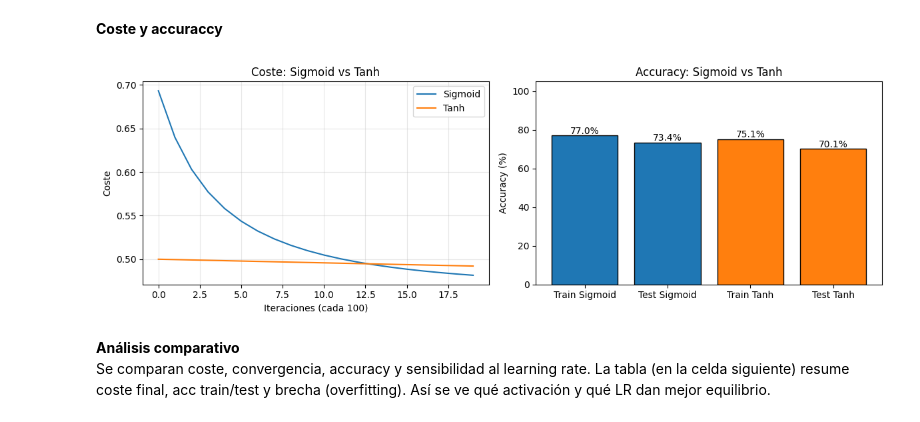
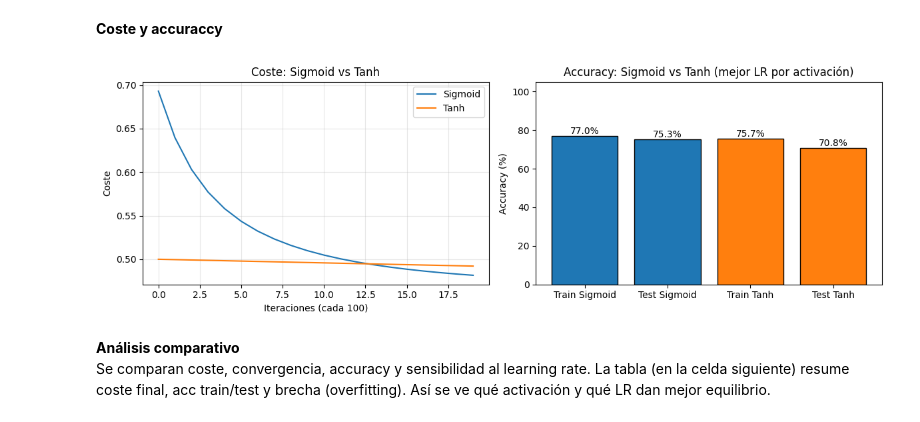
Before and after one commit to juanC773/red-neuronal-a-mano, a Jupyter notebook: Sigmoid_vs_Tanh.ipynb, the cells around one changed output. Drawn from its saved outputs; the diff is of its cells as text; code cells hidden in the pictures.

Commit message:
fix: accuracy table

```diff
--- a/Sigmoid_vs_Tanh.ipynb
+++ b/Sigmoid_vs_Tanh.ipynb
@@ -587,27 +587,31 @@ Tanh por LR
 # %%
 fig, (ax1, ax2) = plt.subplots(1, 2, figsize=(12, 4))
 
 ax1.plot(np.squeeze(results_sigmoid['costs']), label='Sigmoid', color='#1f77b4')
 ax1.plot(np.squeeze(results_tanh['costs']), label='Tanh', color='#ff7f0e')
 ax1.set_ylabel('Coste')
 ax1.set_xlabel('Iteraciones (cada 100)')
 ax1.set_title('Coste: Sigmoid vs Tanh')
 ax1.legend()
 ax1.grid(True, alpha=0.3)
 
+# Mejor resultado por activación: el run con mayor acc_test (según tablas "Por learning rate")
+best_sig = max([models_sigmoid_lr[str(lr)] for lr in learning_rates_sigmoid], key=lambda d: d['acc_test'])
+best_tanh = max([models_tanh_lr[str(lr)] for lr in learning_rates_tanh], key=lambda d: d['acc_test'])
+
 labels = ['Train Sigmoid', 'Test Sigmoid', 'Train Tanh', 'Test Tanh']
-values = [results_sigmoid['acc_train'], results_sigmoid['acc_test'], results_tanh['acc_train'], results_tanh['acc_test']]
+values = [best_sig['acc_train'], best_sig['acc_test'], best_tanh['acc_train'], best_tanh['acc_test']]
 colors = ['#1f77b4', '#1f77b4', '#ff7f0e', '#ff7f0e']
 bars = ax2.bar(labels, values, color=colors, edgecolor='black')
 ax2.set_ylabel('Accuracy (%)')
-ax2.set_title('Accuracy: Sigmoid vs Tanh')
+ax2.set_title('Accuracy: Sigmoid vs Tanh (mejor LR por activación)')
 ax2.set_ylim(0, 105)
 for b in bars:
     ax2.text(b.get_x() + b.get_width()/2, b.get_height() + 1, str(round(b.get_height(), 1)) + '%', ha='center', fontsize=10)
 plt.tight_layout()
 plt.show()
 # %% [output]
-[figure, old version]
+[figure, new version]
 # %% [markdown]
 **Análisis comparativo**
 Se comparan coste, convergencia, accuracy y sensibilidad al learning rate. La tabla (en la celda siguiente) resume coste final, acc train/test y brecha (overfitting). Así se ve qué activación y qué LR dan mejor equilibrio.
```
